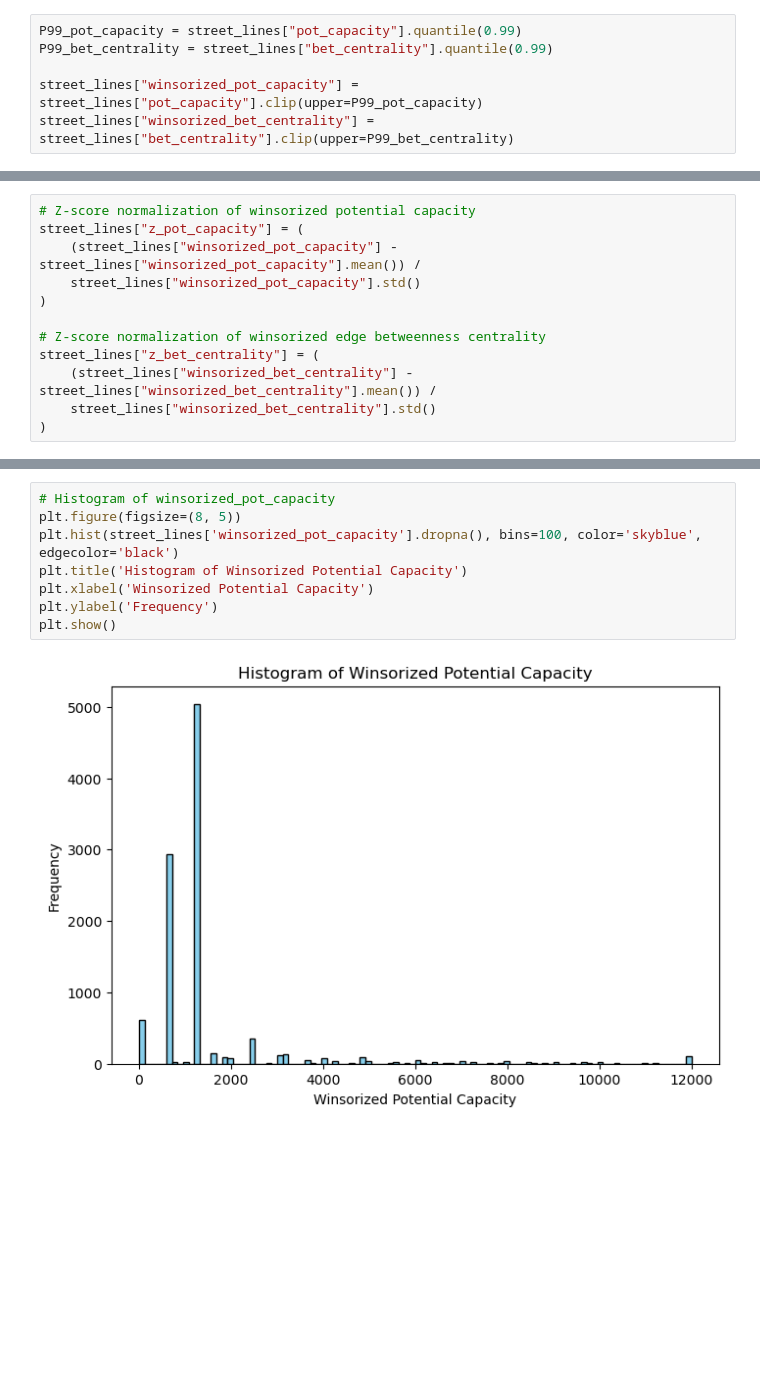
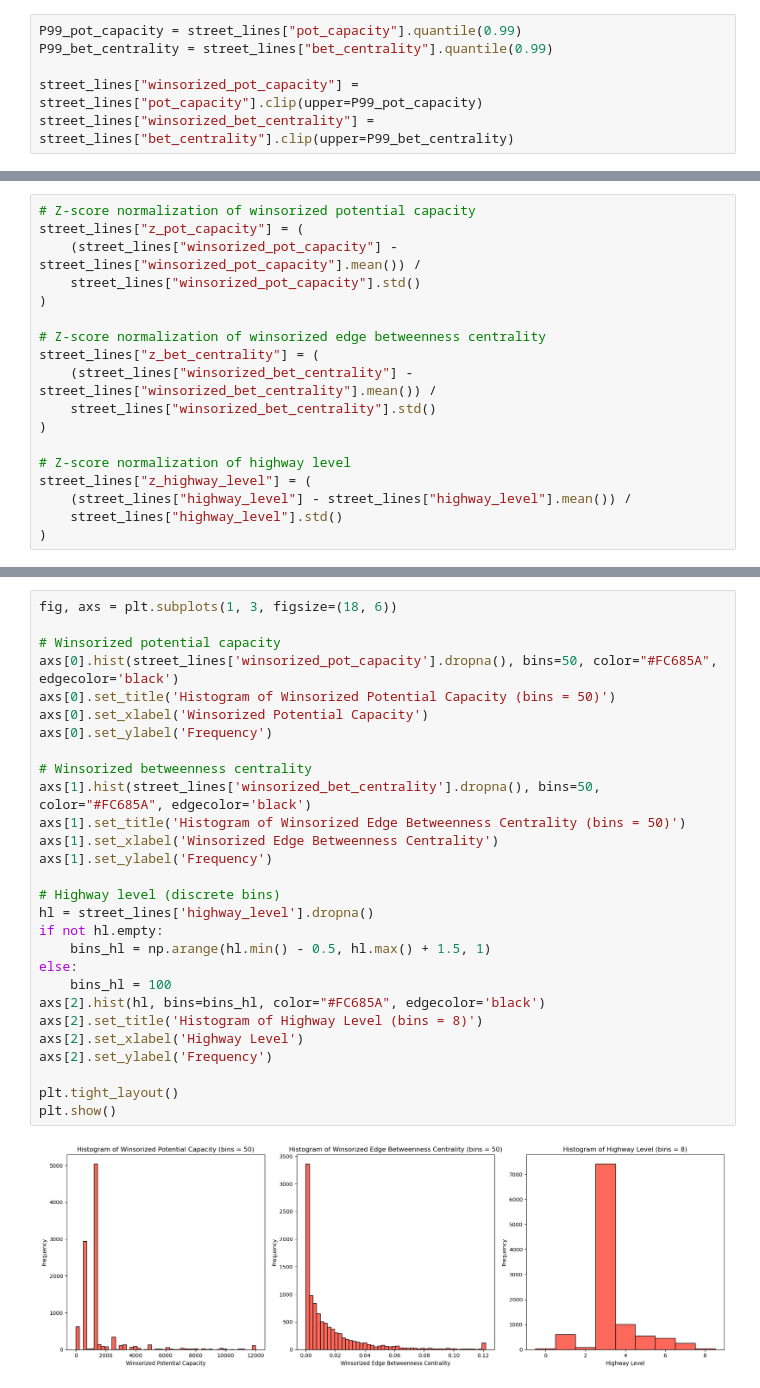
Before and after one commit to U-Shift/lp_streets, a Jupyter notebook: lp_streets.ipynb, the cells around one changed output, grey strips where cells are left out. Drawn from its saved outputs; the diff is of its cells as text; blank space fills up the shorter version.

```diff
--- a/lp_streets.ipynb
+++ b/lp_streets.ipynb
@@ -988,4 +1009,10 @@ street_lines["z_bet_centrality"] = (
     (street_lines["winsorized_bet_centrality"] - street_lines["winsorized_bet_centrality"].mean()) /
     street_lines["winsorized_bet_centrality"].std()
 )
+
+# Z-score normalization of highway level
+street_lines["z_highway_level"] = (
+    (street_lines["highway_level"] - street_lines["highway_level"].mean()) /
+    street_lines["highway_level"].std()
+)
 # %% [markdown]
@@ -1032,10 +1133,30 @@ plt.show()
 # %%
-# Histogram of winsorized_pot_capacity
-plt.figure(figsize=(8, 5))
-plt.hist(street_lines['winsorized_pot_capacity'].dropna(), bins=100, color='skyblue', edgecolor='black')
-plt.title('Histogram of Winsorized Potential Capacity')
-plt.xlabel('Winsorized Potential Capacity')
-plt.ylabel('Frequency')
+fig, axs = plt.subplots(1, 3, figsize=(18, 6))
+
+# Winsorized potential capacity
+axs[0].hist(street_lines['winsorized_pot_capacity'].dropna(), bins=50, color="#FC685A", edgecolor='black')
+axs[0].set_title('Histogram of Winsorized Potential Capacity (bins = 50)')
+axs[0].set_xlabel('Winsorized Potential Capacity')
+axs[0].set_ylabel('Frequency')
+
+# Winsorized betweenness centrality
+axs[1].hist(street_lines['winsorized_bet_centrality'].dropna(), bins=50, color="#FC685A", edgecolor='black')
+axs[1].set_title('Histogram of Winsorized Edge Betweenness Centrality (bins = 50)')
+axs[1].set_xlabel('Winsorized Edge Betweenness Centrality')
+axs[1].set_ylabel('Frequency')
+
+# Highway level (discrete bins)
+hl = street_lines['highway_level'].dropna()
+if not hl.empty:
+    bins_hl = np.arange(hl.min() - 0.5, hl.max() + 1.5, 1)
+else:
+    bins_hl = 100
+axs[2].hist(hl, bins=bins_hl, color="#FC685A", edgecolor='black')
+axs[2].set_title('Histogram of Highway Level (bins = 8)')
+axs[2].set_xlabel('Highway Level')
+axs[2].set_ylabel('Frequency')
+
+plt.tight_layout()
 plt.show()
 # %% [output]
-[figure, old version]
+[figure, new version]
```
Also changed, not shown: parts of 18 cells of this notebook.
